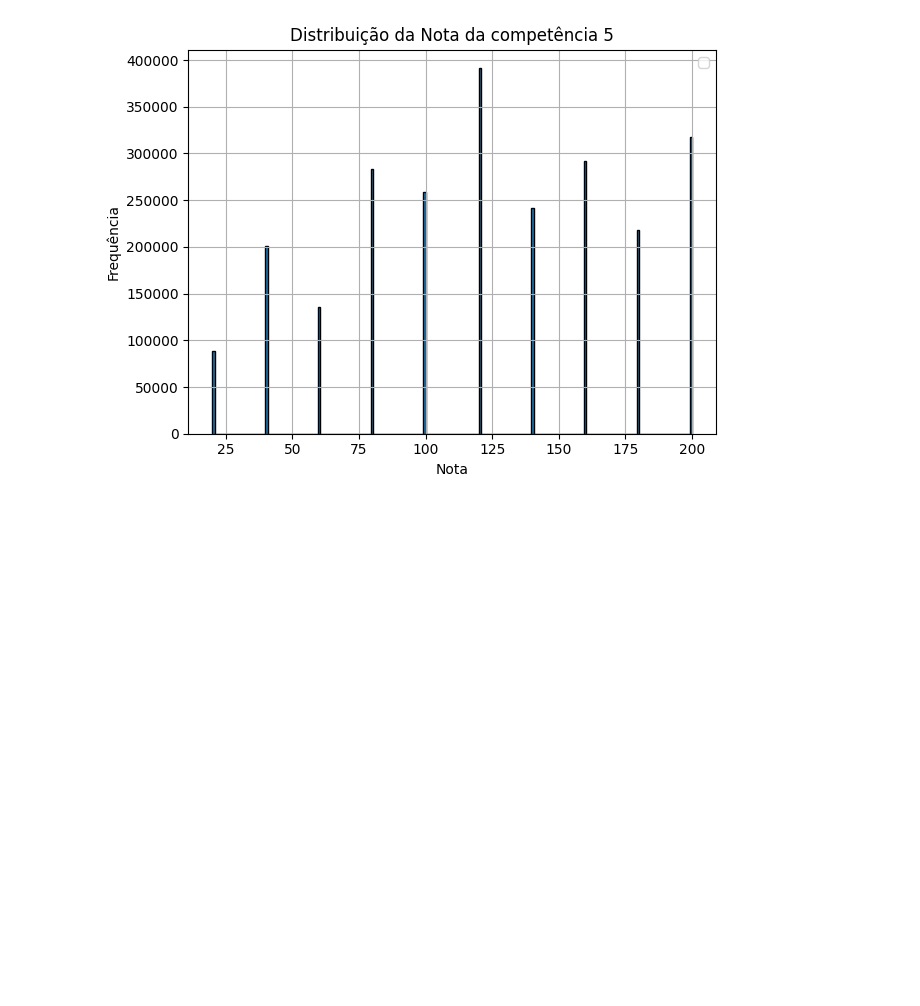
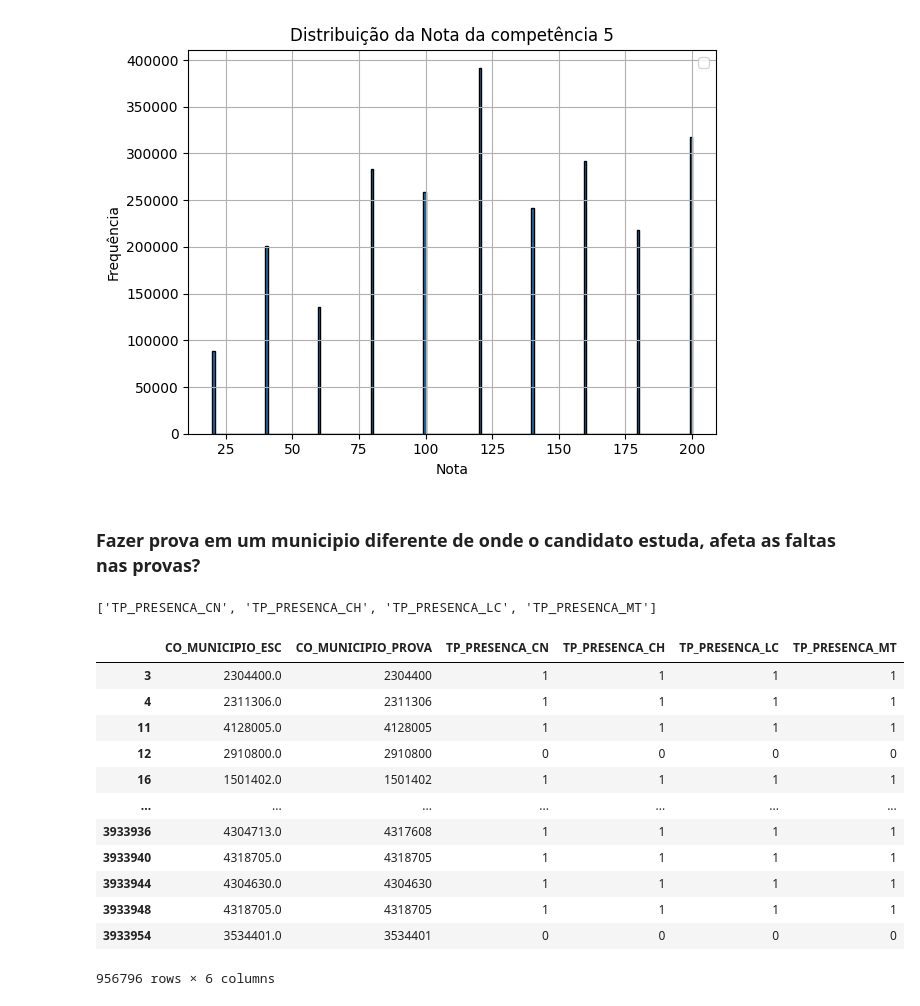
Before and after one commit to henriquefac/ciencia_de_dados_av1, a Jupyter notebook: av1/notebook/apresentacao/perguntas.ipynb, the cells around one changed output. Saved outputs shown, nothing was run; the diff lists cells and outputs as text; code cells hidden in the pictures; blank space fills up the shorter version.

```diff
--- a/av1/notebook/apresentacao/perguntas.ipynb
+++ b/av1/notebook/apresentacao/perguntas.ipynb
@@ -215,3 +215,12 @@ inf, media, sup = get_tukey(notas)
 plot_notas_tukey(notas, descricao, set_ci=True, max_title_length=100)
 # %% [output]
 [figure]
+# %% [markdown]
+### **Fazer prova em um municipio diferente de onde o candidato estuda, afeta as faltas nas provas?**
+# %%
+# variáveis de interesse
+variaveis = ["CO_MUNICIPIO_ESC", "CO_MUNICIPIO_PROVA"]
+variaveis.extend([var for var in table_dict_microdados["Nome da variavel"].values if "TP_PRESENCA" in var])
+variaveis[2:]
+# %% [output]
+['TP_PRESENCA_CN', 'TP_PRESENCA_CH', 'TP_PRESENCA_LC', 'TP_PRESENCA_MT']
@@ -217,0 +232,16 @@ plot_notas_tukey(notas, descricao, set_ci=True, max_title_length=100)
+# %%
+df_faltas
+# %% [output]
+|  | CO_MUNICIPIO_ESC | CO_MUNICIPIO_PROVA | TP_PRESENCA_CN | TP_PRESENCA_CH | TP_PRESENCA_LC | TP_PRESENCA_MT |
+| 3 | 2304400.0 | 2304400 | 1 | 1 | 1 | 1 |
+| 4 | 2311306.0 | 2311306 | 1 | 1 | 1 | 1 |
+| 11 | 4128005.0 | 4128005 | 1 | 1 | 1 | 1 |
+| 12 | 2910800.0 | 2910800 | 0 | 0 | 0 | 0 |
+| 16 | 1501402.0 | 1501402 | 1 | 1 | 1 | 1 |
+| ... | ... | ... | ... | ... | ... | ... |
+| 3933936 | 4304713.0 | 4317608 | 1 | 1 | 1 | 1 |
+| 3933940 | 4318705.0 | 4318705 | 1 | 1 | 1 | 1 |
+| 3933944 | 4304630.0 | 4304630 | 1 | 1 | 1 | 1 |
+| 3933948 | 4318705.0 | 4318705 | 1 | 1 | 1 | 1 |
+| 3933954 | 3534401.0 | 3534401 | 0 | 0 | 0 | 0 |
+956796 rows × 6 columns
```
Also changed, not shown: parts of 7 cells of this notebook.
